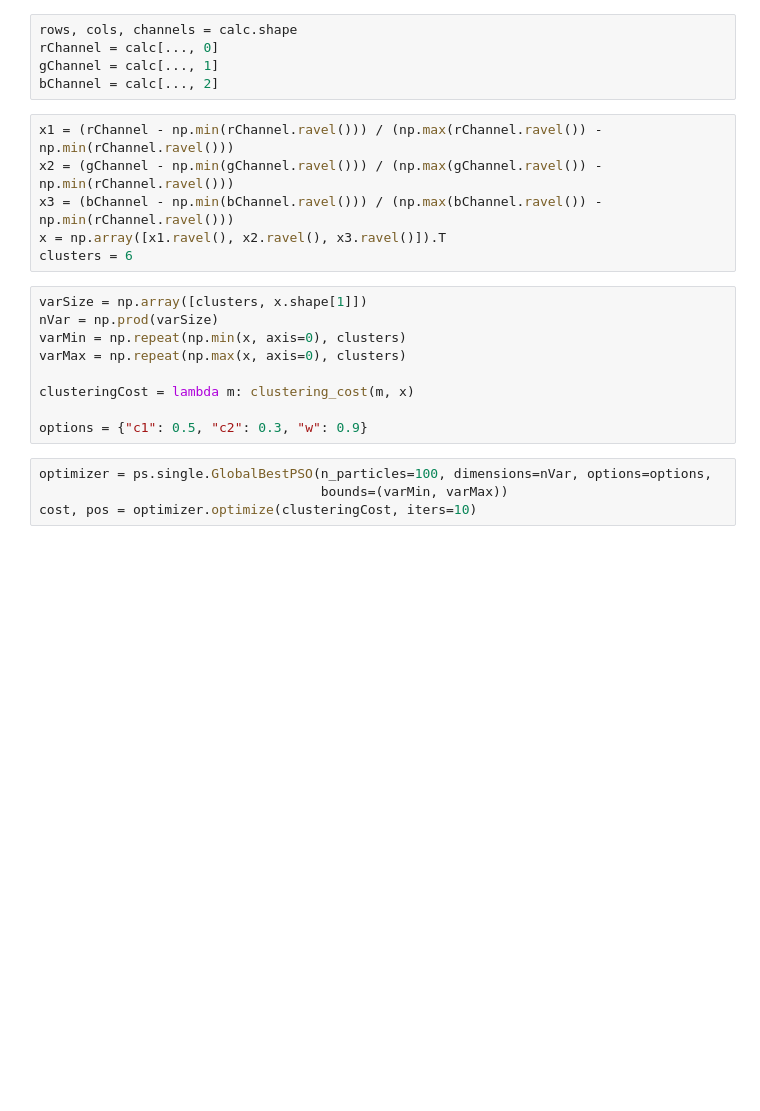
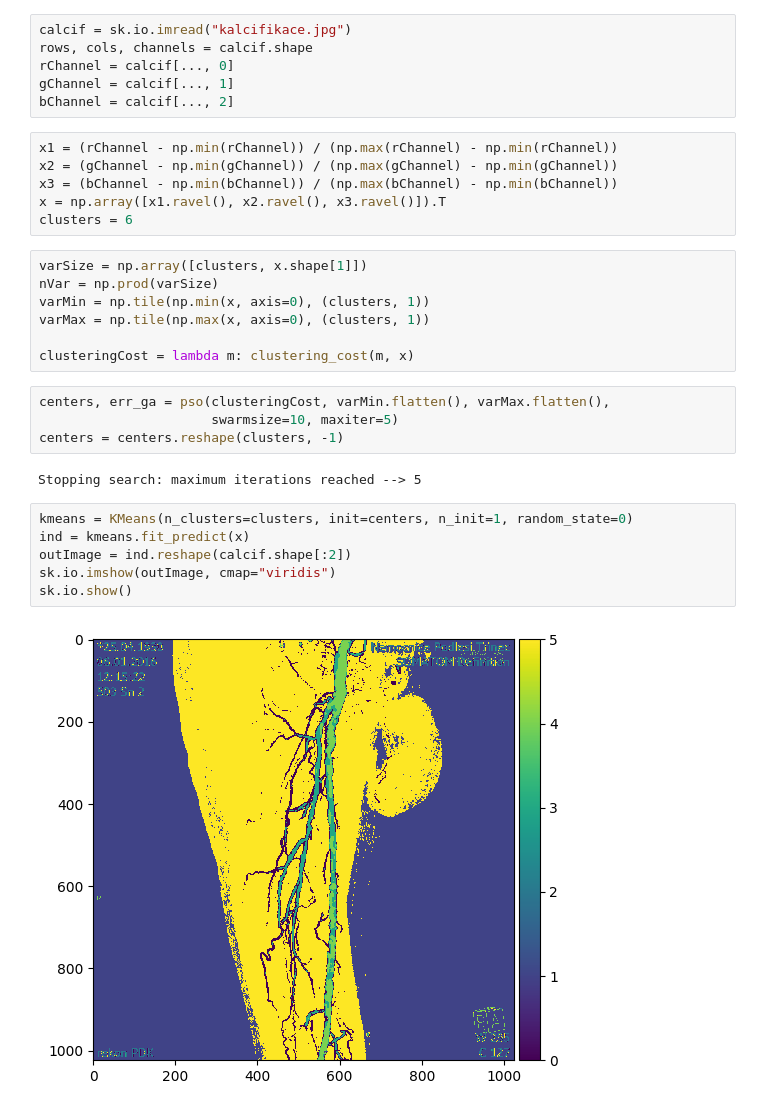
Before and after one commit to Vojtech-Benda/AUI, a Jupyter notebook: cviceni3/clustering.ipynb, the cells around one changed output. Drawn from its saved outputs; the diff is of its cells as text; blank space fills up the shorter version.

Commit message:
clustering or something

```diff
--- a/cviceni3/clustering.ipynb
+++ b/cviceni3/clustering.ipynb
@@ -19,26 +18,35 @@ def clustering_cost(m, X):
 
     return np.sum(closest_distances)
 # %%
-rows, cols, channels = calc.shape
-rChannel = calc[..., 0]
-gChannel = calc[..., 1]
-bChannel = calc[..., 2]
+calcif = sk.io.imread("kalcifikace.jpg")
+rows, cols, channels = calcif.shape
+rChannel = calcif[..., 0]
+gChannel = calcif[..., 1]
+bChannel = calcif[..., 2]
 # %%
-x1 = (rChannel - np.min(rChannel.ravel())) / (np.max(rChannel.ravel()) - np.min(rChannel.ravel()))
-x2 = (gChannel - np.min(gChannel.ravel())) / (np.max(gChannel.ravel()) - np.min(rChannel.ravel()))
-x3 = (bChannel - np.min(bChannel.ravel())) / (np.max(bChannel.ravel()) - np.min(rChannel.ravel()))
+x1 = (rChannel - np.min(rChannel)) / (np.max(rChannel) - np.min(rChannel))
+x2 = (gChannel - np.min(gChannel)) / (np.max(gChannel) - np.min(gChannel))
+x3 = (bChannel - np.min(bChannel)) / (np.max(bChannel) - np.min(bChannel))
 x = np.array([x1.ravel(), x2.ravel(), x3.ravel()]).T
 clusters = 6
 # %%
 varSize = np.array([clusters, x.shape[1]])
 nVar = np.prod(varSize)
-varMin = np.repeat(np.min(x, axis=0), clusters)
-varMax = np.repeat(np.max(x, axis=0), clusters)
+varMin = np.tile(np.min(x, axis=0), (clusters, 1))
+varMax = np.tile(np.max(x, axis=0), (clusters, 1))
 
 clusteringCost = lambda m: clustering_cost(m, x)
-
-options = {"c1": 0.5, "c2": 0.3, "w": 0.9}
-# %%
-optimizer = ps.single.GlobalBestPSO(n_particles=100, dimensions=nVar, options=options,
-                                    bounds=(varMin, varMax))
-cost, pos = optimizer.optimize(clusteringCost, iters=10)
+# %%
+centers, err_ga = pso(clusteringCost, varMin.flatten(), varMax.flatten(),
+                      swarmsize=10, maxiter=5)
+centers = centers.reshape(clusters, -1)
+# %% [output]
+Stopping search: maximum iterations reached --> 5
+# %%
+kmeans = KMeans(n_clusters=clusters, init=centers, n_init=1, random_state=0)
+ind = kmeans.fit_predict(x)
+outImage = ind.reshape(calcif.shape[:2])
+sk.io.imshow(outImage, cmap="viridis")
+sk.io.show()
+# %% [output]
+[figure, added]
```
Also changed, not shown: parts of 3 cells of this notebook, 2 other files.
